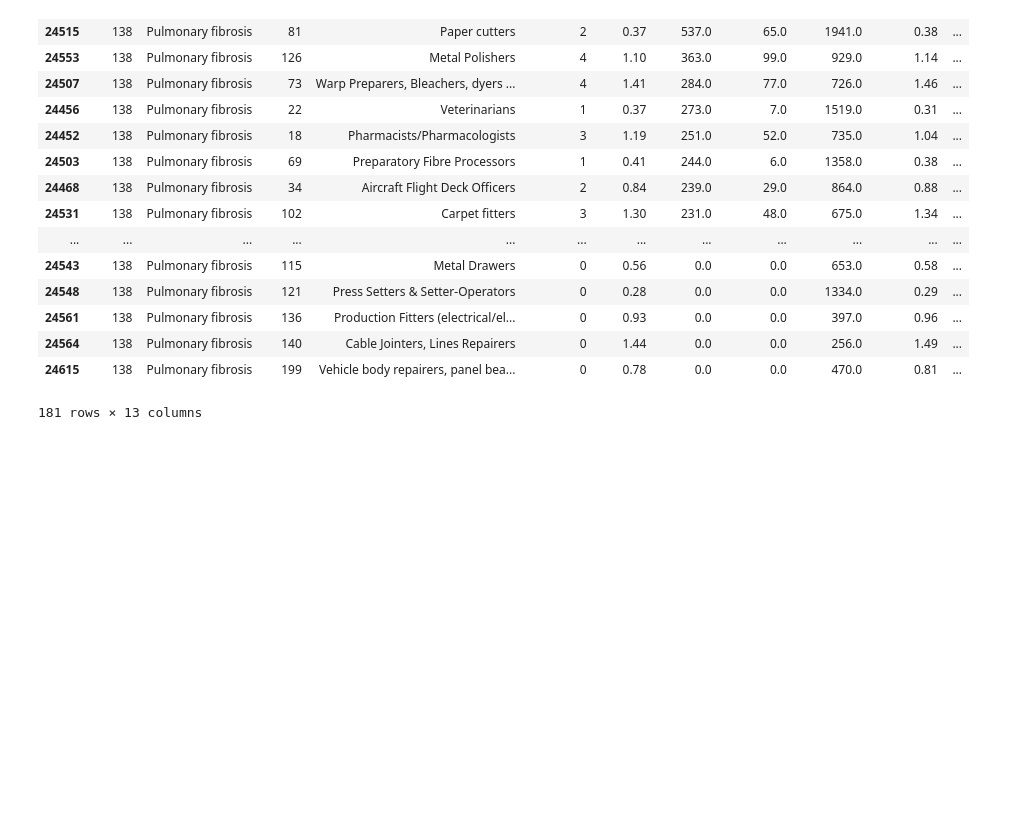
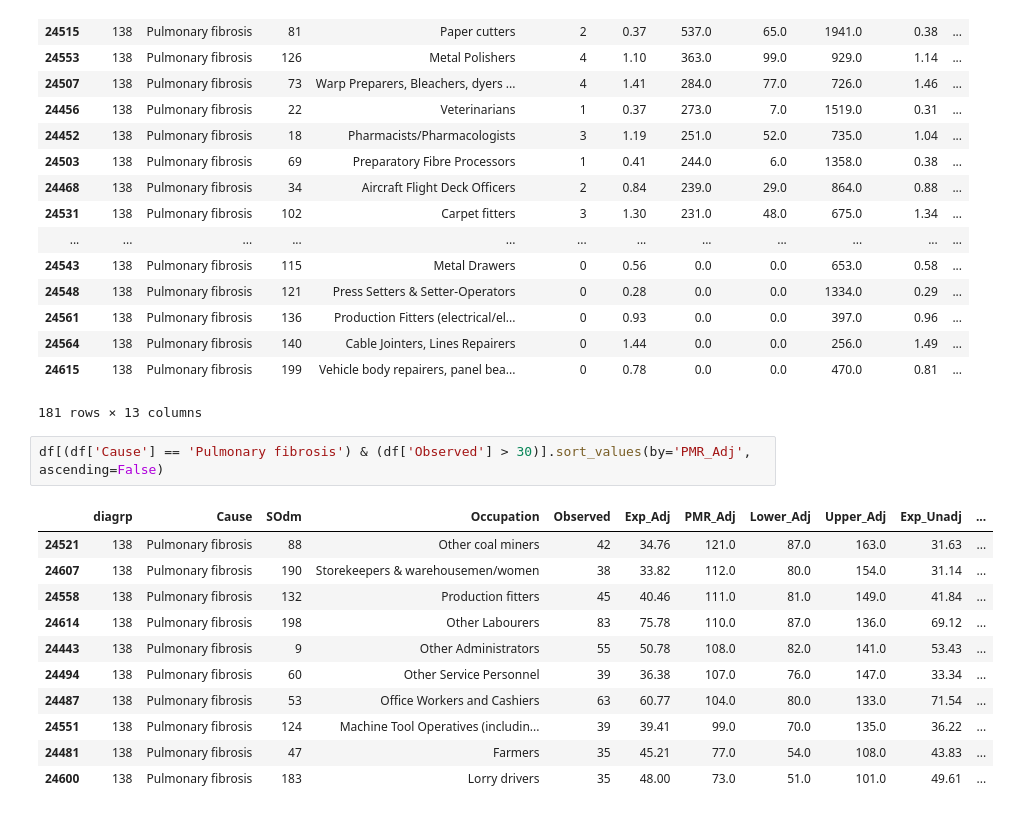
Before and after one commit to drcjar/ipfjes, a Jupyter notebook: notebooks/Occupational mortality for pulmonary fibrosis - dentists 1.ipynb, the cells around one changed output. Saved outputs shown, nothing was run; the diff lists cells and outputs as text; blank space fills up the shorter version.

```diff
--- a/notebooks/Occupational mortality for pulmonary fibrosis - dentists 1.ipynb
+++ b/notebooks/Occupational mortality for pulmonary fibrosis - dentists 1.ipynb
@@ -35,3 +35,17 @@ df[df['Cause'] == 'Pulmonary fibrosis'].sort_values(by='PMR_Adj', ascending=Fals
 | 24564 | 138 | Pulmonary fibrosis | 140 | Cable Jointers, Lines Repairers | 0 | 1.44 | 0.0 | 0.0 | 256.0 | 1.49 | ... |
 | 24615 | 138 | Pulmonary fibrosis | 199 | Vehicle body repairers, panel bea... | 0 | 0.78 | 0.0 | 0.0 | 470.0 | 0.81 | ... |
 181 rows × 13 columns
+# %%
+df[(df['Cause'] == 'Pulmonary fibrosis') & (df['Observed'] > 30)].sort_values(by='PMR_Adj', ascending=False)
+# %% [output]
+|  | diagrp | Cause | SOdm | Occupation | Observed | Exp_Adj | PMR_Adj | Lower_Adj | Upper_Adj | Exp_Unadj | ... |
+| 24521 | 138 | Pulmonary fibrosis | 88 | Other coal miners | 42 | 34.76 | 121.0 | 87.0 | 163.0 | 31.63 | ... |
+| 24607 | 138 | Pulmonary fibrosis | 190 | Storekeepers & warehousemen/women | 38 | 33.82 | 112.0 | 80.0 | 154.0 | 31.14 | ... |
+| 24558 | 138 | Pulmonary fibrosis | 132 | Production fitters | 45 | 40.46 | 111.0 | 81.0 | 149.0 | 41.84 | ... |
+| 24614 | 138 | Pulmonary fibrosis | 198 | Other Labourers | 83 | 75.78 | 110.0 | 87.0 | 136.0 | 69.12 | ... |
+| 24443 | 138 | Pulmonary fibrosis | 9 | Other Administrators | 55 | 50.78 | 108.0 | 82.0 | 141.0 | 53.43 | ... |
+| 24494 | 138 | Pulmonary fibrosis | 60 | Other Service Personnel | 39 | 36.38 | 107.0 | 76.0 | 147.0 | 33.34 | ... |
+| 24487 | 138 | Pulmonary fibrosis | 53 | Office Workers and Cashiers | 63 | 60.77 | 104.0 | 80.0 | 133.0 | 71.54 | ... |
+| 24551 | 138 | Pulmonary fibrosis | 124 | Machine Tool Operatives (includin... | 39 | 39.41 | 99.0 | 70.0 | 135.0 | 36.22 | ... |
+| 24481 | 138 | Pulmonary fibrosis | 47 | Farmers | 35 | 45.21 | 77.0 | 54.0 | 108.0 | 43.83 | ... |
+| 24600 | 138 | Pulmonary fibrosis | 183 | Lorry drivers | 35 | 48.00 | 73.0 | 51.0 | 101.0 | 49.61 | ... |
```
Also changed, not shown: parts of 1 cell of this notebook, 1 other file.
